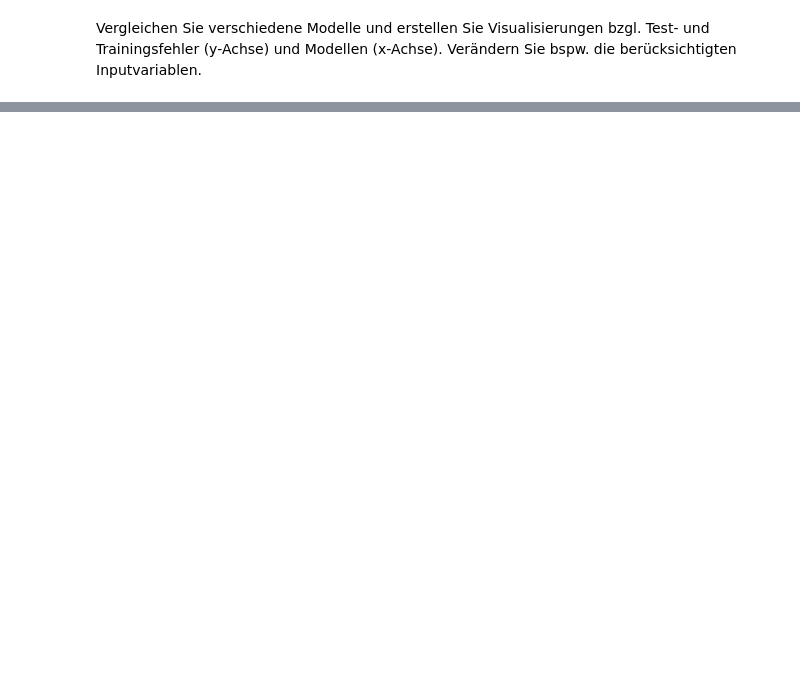
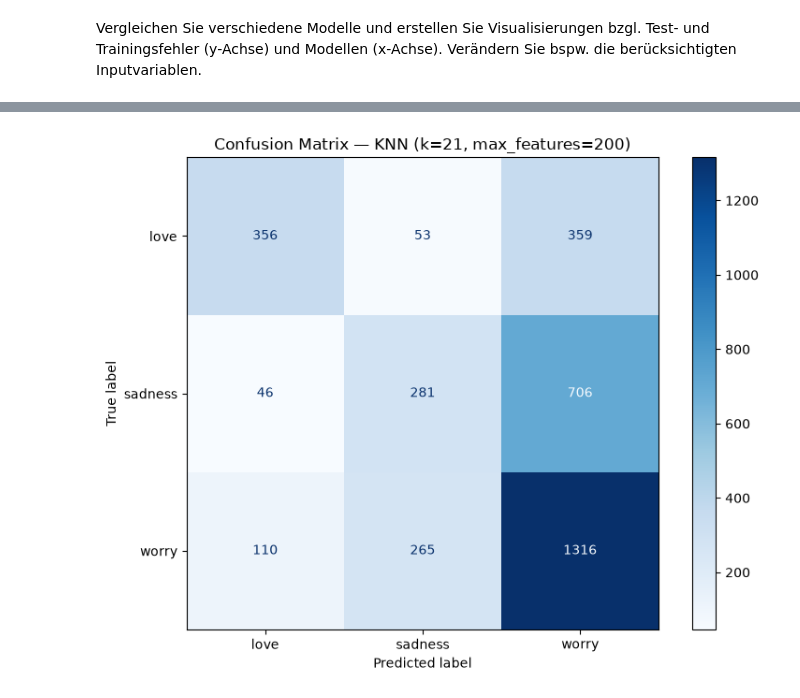
Before and after one commit to Anas2308/Neue_Konzepte_Portfolio, a Jupyter notebook: notebooks/4_Data-Preperation.ipynb, the cells around one changed output, grey strips where cells are left out. Drawn from its saved outputs; the diff is of its cells as text; code cells hidden in the pictures; blank space fills up the shorter version.

```diff
--- a/notebooks/4_Data-Preperation.ipynb
+++ b/notebooks/4_Data-Preperation.ipynb
@@ -170,0 +171,22 @@ plt.show()
+# %%
+from sklearn.metrics import confusion_matrix, ConfusionMatrixDisplay
+
+vectorizer = CountVectorizer(max_features=best_max_features)
+X = vectorizer.fit_transform(corpus["harmonized_content"])
+X_train, X_test, y_train, y_test = train_test_split(X, y, stratify=y, test_size=0.2, random_state=42)
+
+best_model = KNeighborsClassifier(n_neighbors=best_k)
+best_model.fit(X_train, y_train)
+y_pred = best_model.predict(X_test)
+
+labels = sorted(y.unique().to_list())
+cm = confusion_matrix(y_test, y_pred, labels=labels)
+
+fig, ax = plt.subplots(figsize=(8, 6))
+disp = ConfusionMatrixDisplay(confusion_matrix=cm, display_labels=labels)
+disp.plot(ax=ax, colorbar=True, cmap="Blues")
+ax.set_title(f"Confusion Matrix — KNN (k={best_k}, max_features={best_max_features})")
+plt.tight_layout()
+plt.show()
+# %% [output]
+[figure, added]
```
Also changed, not shown: parts of 6 cells of this notebook, 3 other files.
